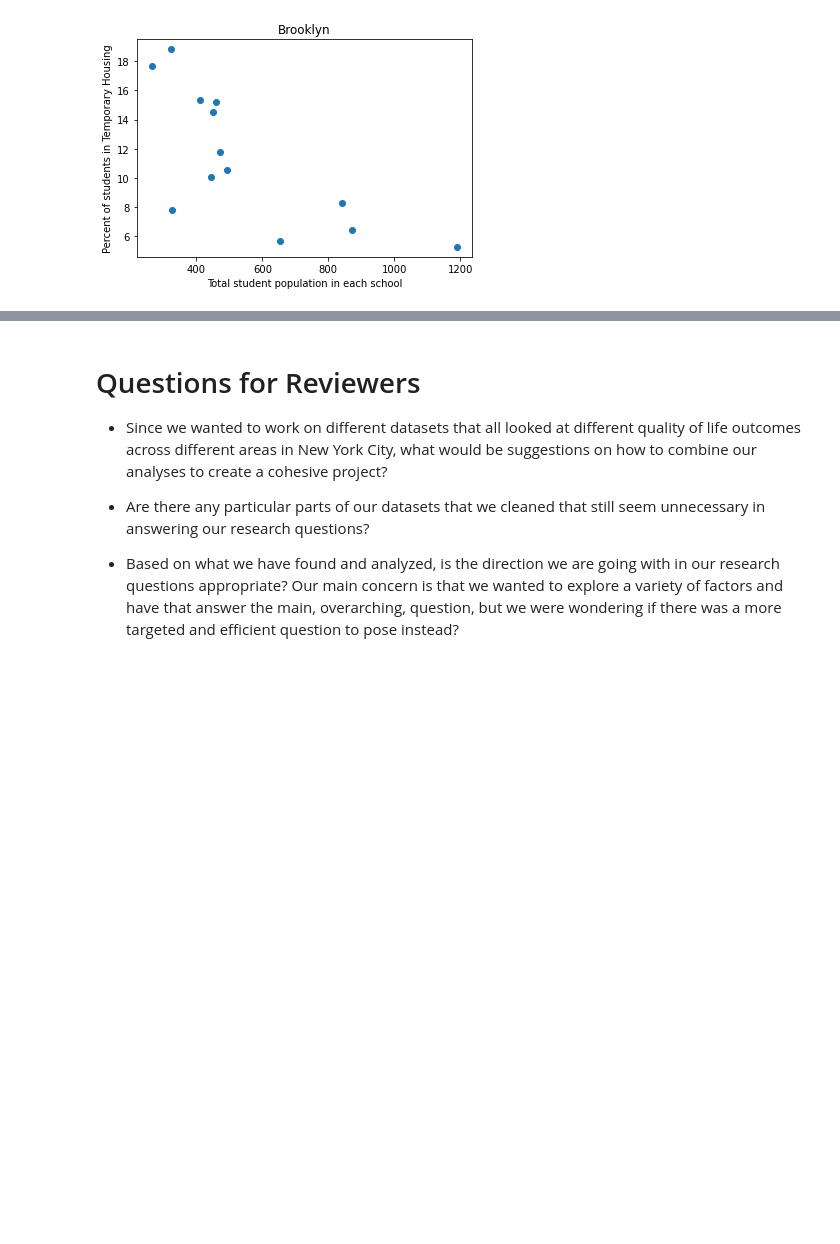
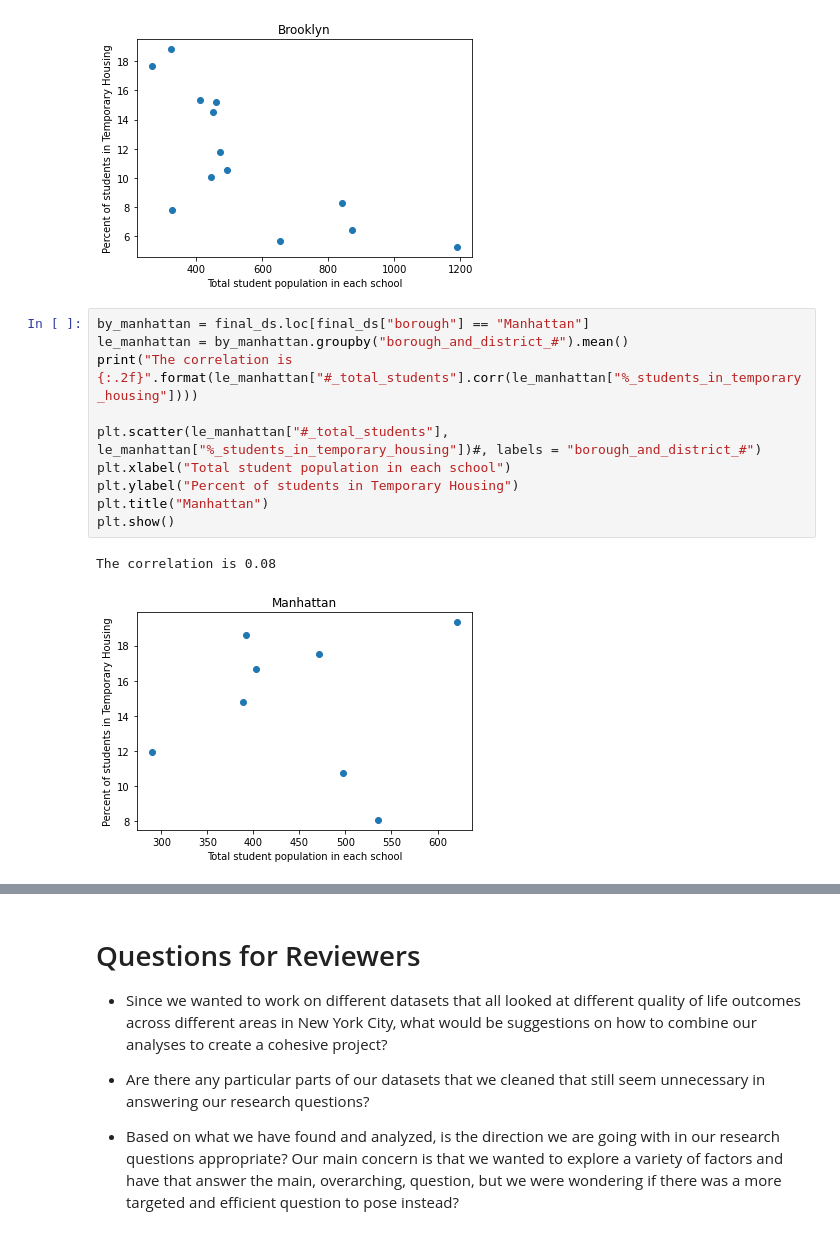
Before and after one commit to cailtyn-caj96/info-2950, a Jupyter notebook: phase2combined.ipynb, the cells around one changed output, grey strips where cells are left out. Drawn from its saved outputs; the diff is of its cells as text; blank space fills up the shorter version.

```diff
--- a/phase2combined.ipynb
+++ b/phase2combined.ipynb
@@ -661,3 +664,16 @@ plt.show()
 # %% [output]
 The correlation is -0.73
 [figure]
+# %%
+by_manhattan = final_ds.loc[final_ds["borough"] == "Manhattan"]
+le_manhattan = by_manhattan.groupby("borough_and_district_#").mean()
+print("The correlation is {:.2f}".format(le_manhattan["#_total_students"].corr(le_manhattan["%_students_in_temporary_housing"])))
+
+plt.scatter(le_manhattan["#_total_students"], le_manhattan["%_students_in_temporary_housing"])#, labels = "borough_and_district_#")
+plt.xlabel("Total student population in each school")
+plt.ylabel("Percent of students in Temporary Housing")
+plt.title("Manhattan")
+plt.show()
+# %% [output]
+The correlation is 0.08
+[figure, added]
```
Also changed, not shown: parts of 3 cells of this notebook.
